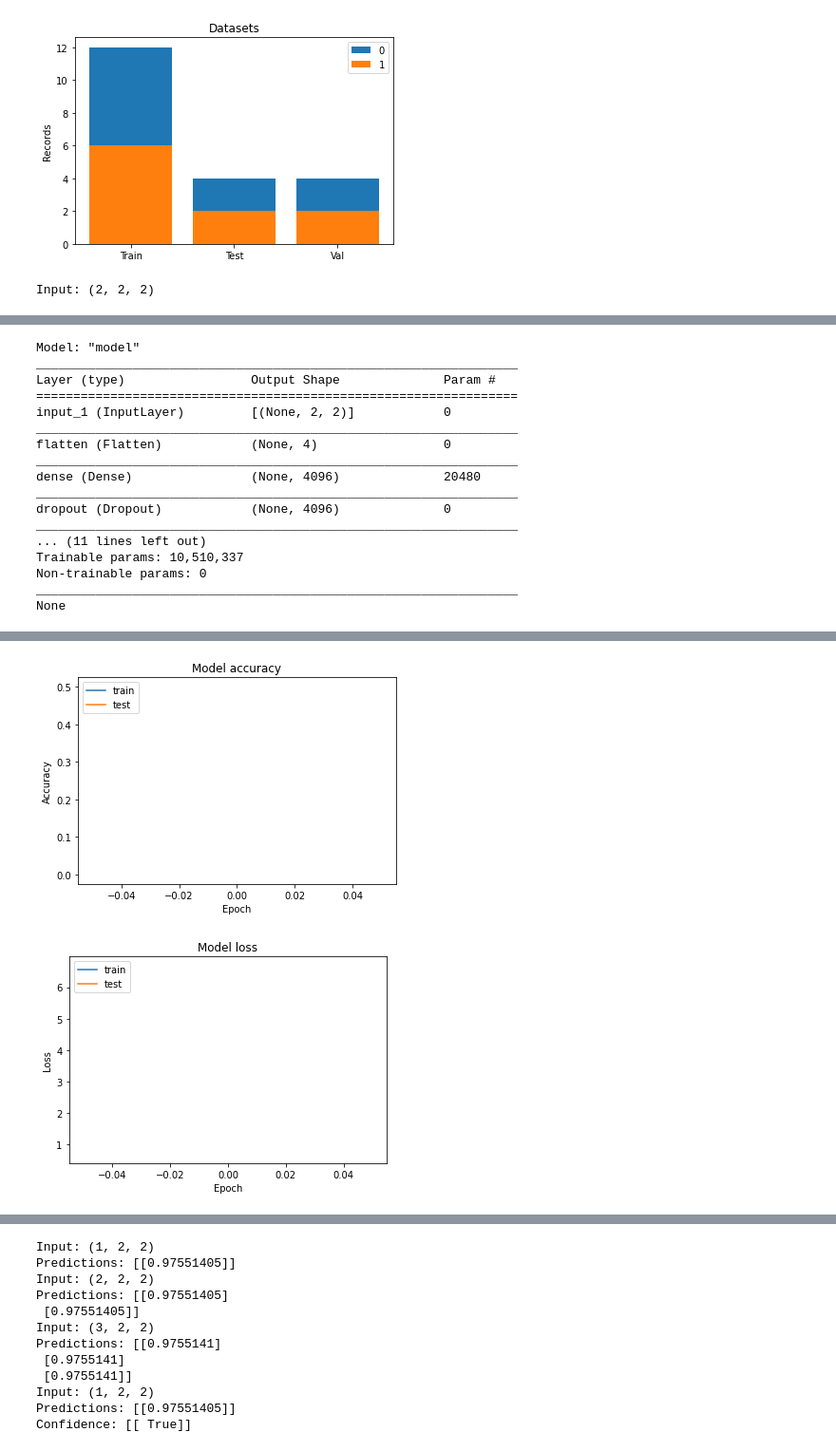
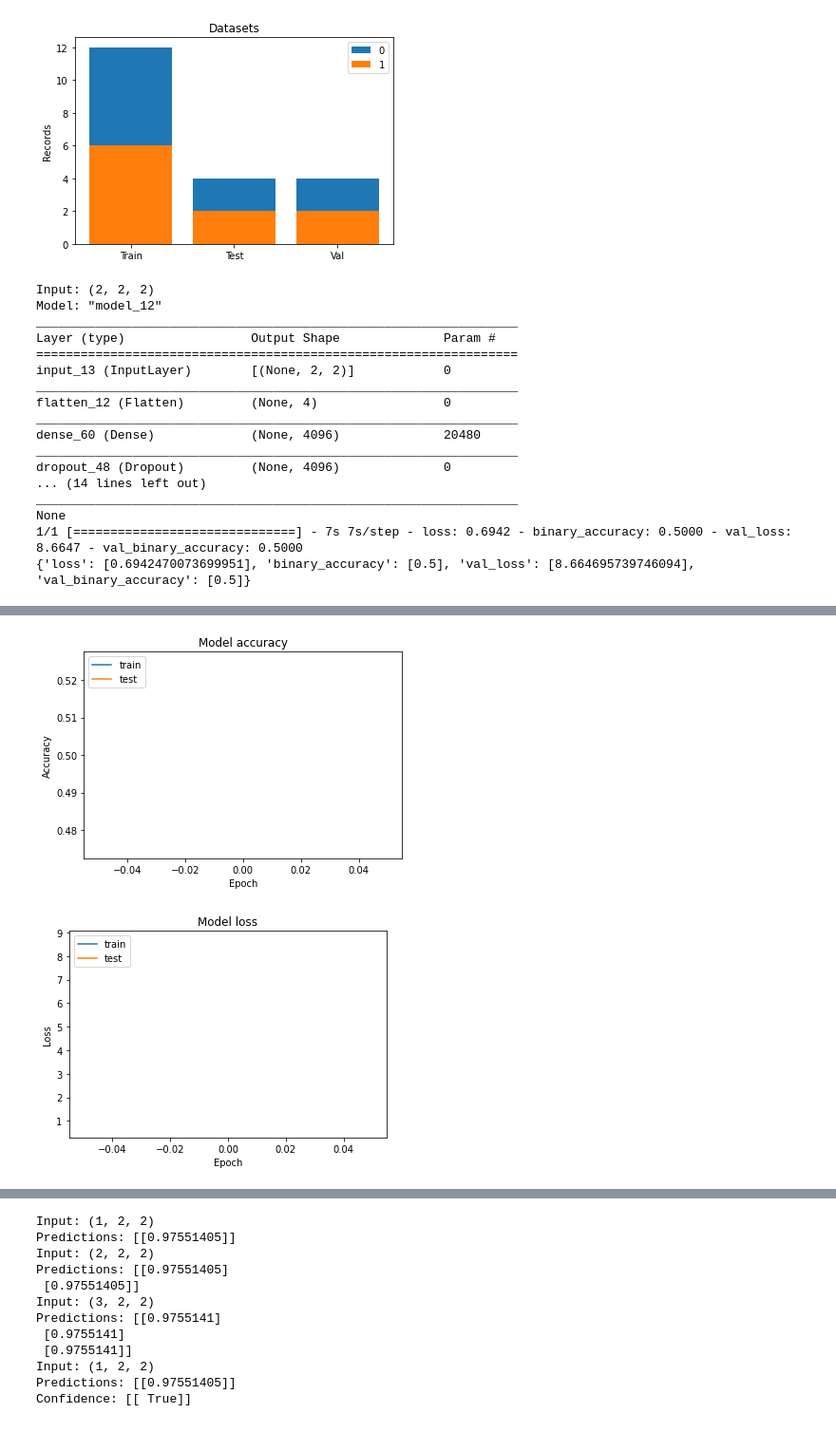
Before and after one commit to MartinCastroAlvarez/python-deep-learning-algorithms, a Jupyter notebook: matching.ipynb, the cells around one changed output, grey strips where cells are left out. Shown at 95% size. Cells and saved outputs as stored; diff of their text form; code cells hidden in the pictures.

```diff
--- a/matching.ipynb
+++ b/matching.ipynb
@@ -629,7 +627,7 @@ def train_find_matches(
     batch_size: int = 30,
     epochs: int = 1,
     dropout: float = 0.01,
-) -> typing.Tuple[keras.models.Model, float, float]:a
+) -> typing.Tuple[keras.models.Model, float, float]:
     """
     Trains a classifier to find matches.
     """
@@ -719,3 +717,19 @@ assert isinstance(sample_loss, float)
 assert isinstance(sample_accuracy, float)
 # %% [output]
 Input: (2, 2, 2)
+Model: "model_12"
+_________________________________________________________________
+Layer (type)                 Output Shape              Param #
+=================================================================
+input_13 (InputLayer)        [(None, 2, 2)]            0
+_________________________________________________________________
+flatten_12 (Flatten)         (None, 4)                 0
+_________________________________________________________________
+dense_60 (Dense)             (None, 4096)              20480
+_________________________________________________________________
+dropout_48 (Dropout)         (None, 4096)              0
+... (14 lines left out)
+_________________________________________________________________
+None
+1/1 [==============================] - 7s 7s/step - loss: 0.6942 - binary_accuracy: 0.5000 - val_loss: 8.6647 - val_binary_accuracy: 0.5000
+{'loss': [0.6942470073699951], 'binary_accuracy': [0.5], 'val_loss': [8.664695739746094], 'val_binary_accuracy': [0.5]}
@@ -727,17 +735,0 @@ To enable them in other operations, rebuild TensorFlow with the appropriate comp
-Model: "model"
-_________________________________________________________________
-Layer (type)                 Output Shape              Param #
-=================================================================
-input_1 (InputLayer)         [(None, 2, 2)]            0
-_________________________________________________________________
-flatten (Flatten)            (None, 4)                 0
-_________________________________________________________________
-dense (Dense)                (None, 4096)              20480
-_________________________________________________________________
-dropout (Dropout)            (None, 4096)              0
-_________________________________________________________________
-... (11 lines left out)
-Trainable params: 10,510,337
-Non-trainable params: 0
-_________________________________________________________________
-None
@@ -748,2 +736,2 @@ None
-[figure, old version]
+[figure, new version]
-[figure, old version]
+[figure, new version]
```
Also changed, not shown: parts of 10 cells of this notebook, 17 other files.
